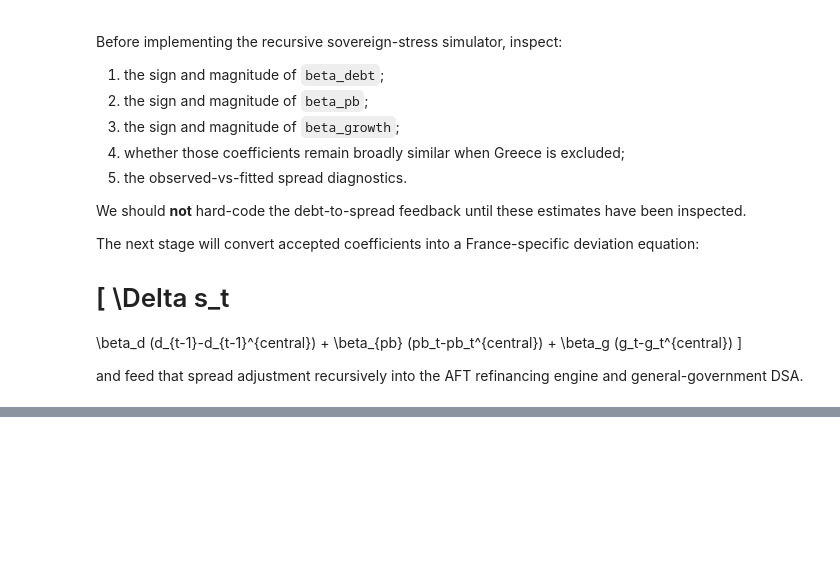
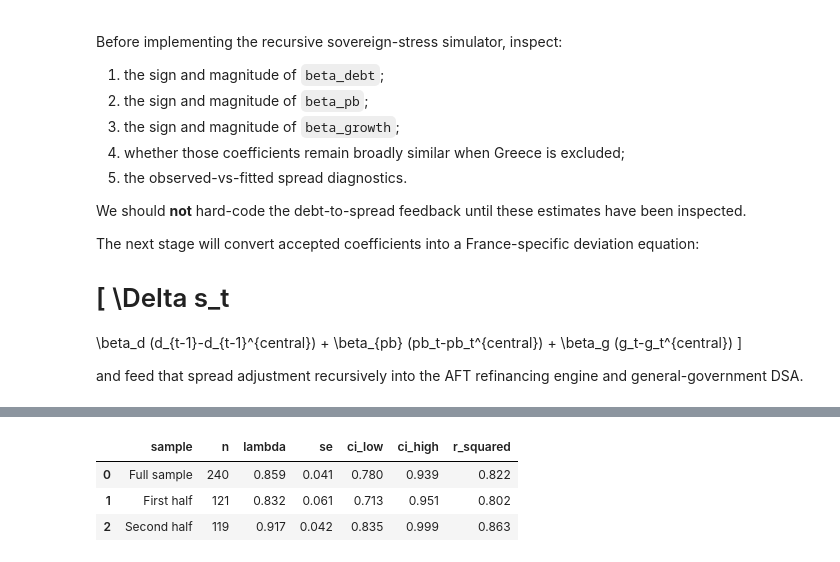
Before and after one commit to MikelCoti/french_oat_model, a Jupyter notebook: notebooks/03_sovereign_stress_dsa.ipynb, the cells around one changed output, grey strips where cells are left out. Cells and saved outputs as stored; diff of their text form; code cells hidden in the pictures; blank space fills up the shorter version.

```diff
--- a/notebooks/03_sovereign_stress_dsa.ipynb
+++ b/notebooks/03_sovereign_stress_dsa.ipynb
@@ -1483,0 +2446,93 @@ plt.show()
+# %%
+# ============================================================
+# Stability diagnostics
+# ============================================================
+
+def estimate_lambda_for_sample(
+    sample,
+    label,
+):
+    model = (
+        smf.ols(
+            formula=MATURITY_TRANSMISSION_FORMULA,
+            data=sample,
+        )
+        .fit(
+            cov_type="HAC",
+            cov_kwds={
+                "maxlags": 3,
+            },
+        )
+    )
+
+    ci = (
+        model
+        .conf_int()
+        .loc[
+            "delta_spread_10y"
+        ]
+    )
+
+    return {
+        "sample": label,
+        "n": int(model.nobs),
+        "lambda": float(
+            model.params[
+                "delta_spread_10y"
+            ]
+        ),
+        "se": float(
+            model.bse[
+                "delta_spread_10y"
+            ]
+        ),
+        "ci_low": float(
+            ci.iloc[0]
+        ),
+        "ci_high": float(
+            ci.iloc[1]
+        ),
+        "r_squared": float(
+            model.rsquared
+        ),
+    }
+
+
+sample_midpoint = (
+    transmission_sample["month"]
+    .sort_values()
+    .iloc[
+        len(transmission_sample)
+        // 2
+    ]
+)
+
+transmission_stability = pd.DataFrame([
+    estimate_lambda_for_sample(
+        transmission_sample,
+        "Full sample",
+    ),
+
+    estimate_lambda_for_sample(
+        transmission_sample[
+            transmission_sample["month"]
+            <= sample_midpoint
+        ],
+        "First half",
+    ),
+
+    estimate_lambda_for_sample(
+        transmission_sample[
+            transmission_sample["month"]
+            > sample_midpoint
+        ],
+        "Second half",
+    ),
+])
+
+transmission_stability.round(3)
+# %% [output]
+|  | sample | n | lambda | se | ci_low | ci_high | r_squared |
+| 0 | Full sample | 240 | 0.859 | 0.041 | 0.780 | 0.939 | 0.822 |
+| 1 | First half | 121 | 0.832 | 0.061 | 0.713 | 0.951 | 0.802 |
+| 2 | Second half | 119 | 0.917 | 0.042 | 0.835 | 0.999 | 0.863 |
```
Also changed, not shown: parts of 17 cells of this notebook, 7 other files.
